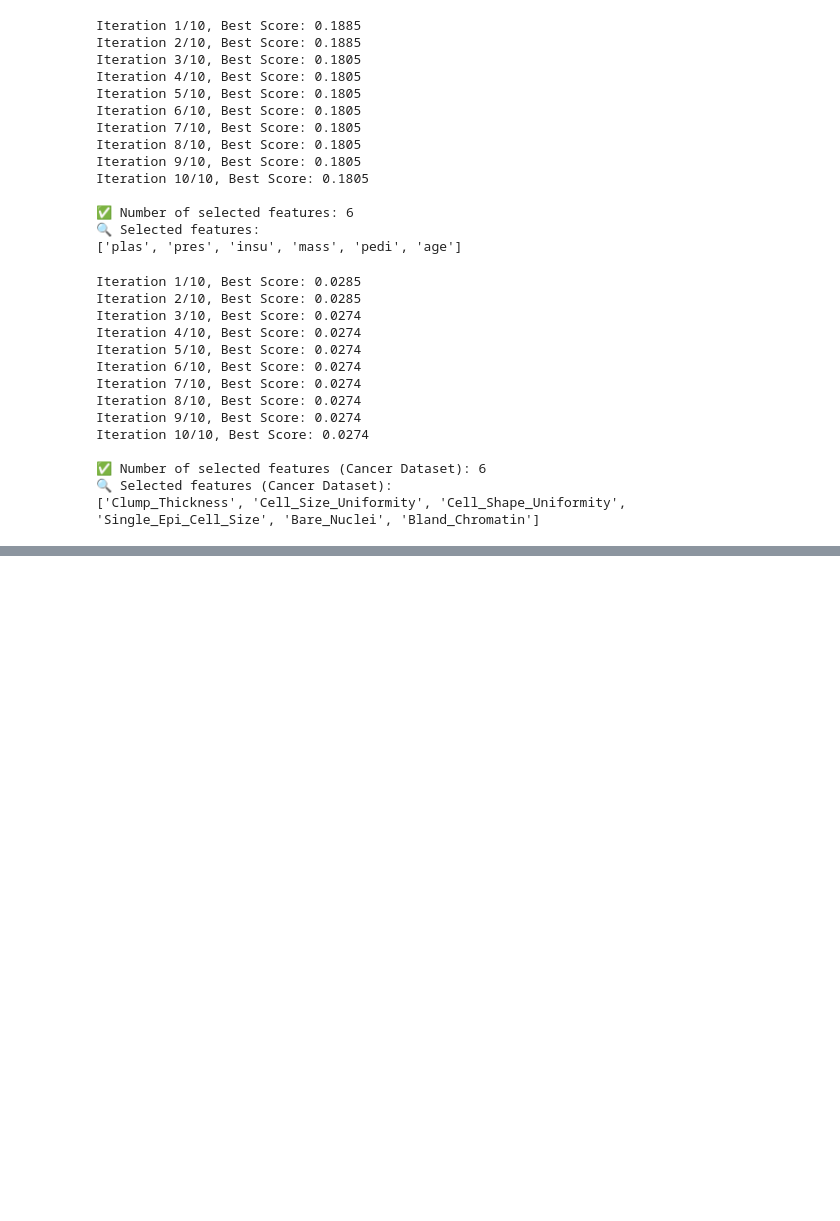
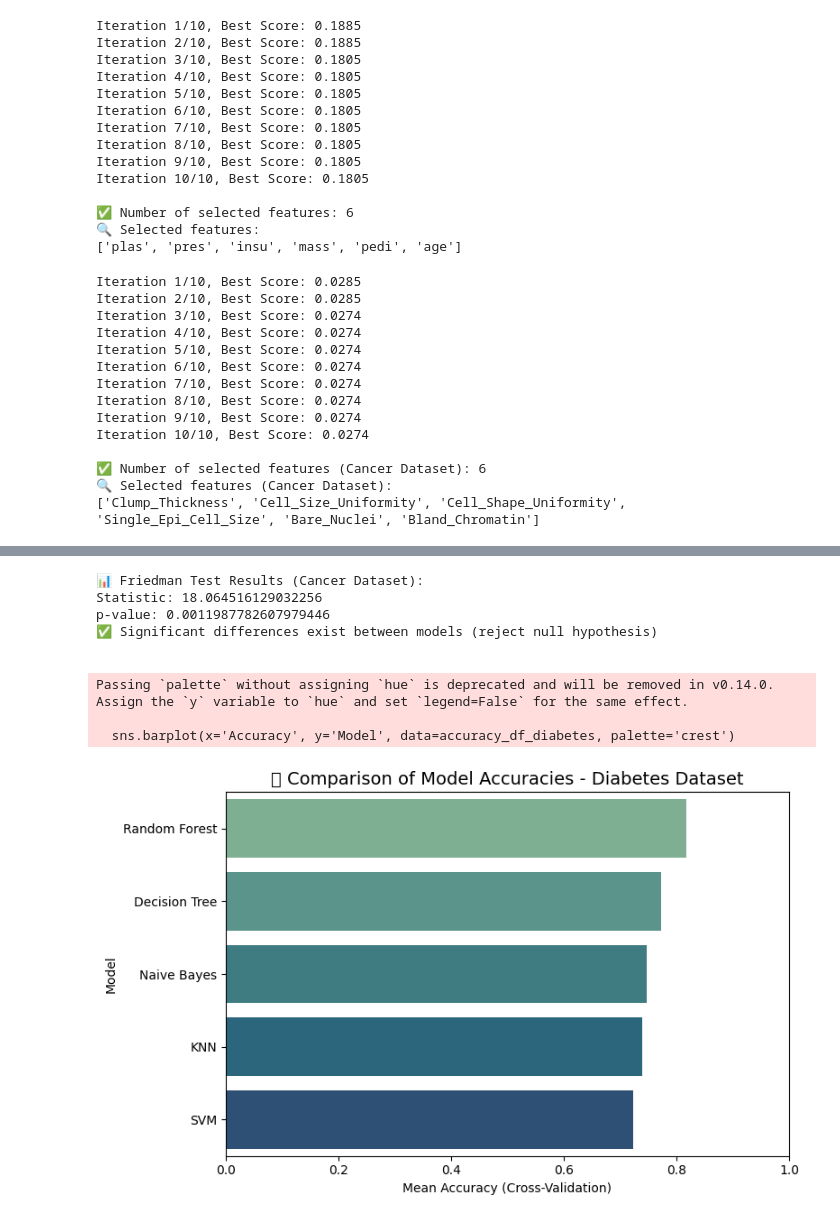
Before and after one commit to pariyaaf/ChronicDisease-PSORF-Implementation, a Jupyter notebook: pso-rf.ipynb, the cells around one changed output, grey strips where cells are left out. Saved outputs shown, nothing was run; the diff lists cells and outputs as text; code cells hidden in the pictures; blank space fills up the shorter version.

```diff
--- a/pso-rf.ipynb
+++ b/pso-rf.ipynb
@@ -240,0 +289,8 @@ Iteration 10/10, Best Score: 0.0274
+# %%
+models = {
+    "Random Forest": RandomForestClassifier(n_estimators=100, random_state=42),
+    "KNN": KNeighborsClassifier(),
+    "SVM": SVC(),
+    "Decision Tree": DecisionTreeClassifier(random_state=42),
+    "Naive Bayes": GaussianNB()
+}
@@ -240,0 +326,20 @@ Iteration 10/10, Best Score: 0.0274
+# %%
+X_selected_cancer = X_cancer_balanced.iloc[:, selected_features_mask_cancer]
+
+kf_cancer = StratifiedKFold(n_splits=5, shuffle=True, random_state=42)
+
+model_scores_cancer = {name: [] for name in models.keys()}
+
+for train_index, test_index in kf_cancer.split(X_selected_cancer, y_cancer_balanced):
+    X_train_cancer, X_test_cancer = X_selected_cancer.iloc[train_index], X_selected_cancer.iloc[test_index]
+    y_train_cancer, y_test_cancer = y_cancer_balanced[train_index], y_cancer_balanced[test_index]
+
+    for name, model in models.items():
+        model.fit(X_train_cancer, y_train_cancer)
+        y_pred_cancer = model.predict(X_test_cancer)
+        acc_cancer = accuracy_score(y_test_cancer, y_pred_cancer)
+        model_scores_cancer[name].append(acc_cancer)
+
+print("\n🎯 Average Accuracy per Model (Cancer Dataset):")
+for name, scores in model_scores_cancer.items():
+    print(f"{name}: {np.mean(scores):.4f}")
@@ -240,0 +372,38 @@ Iteration 10/10, Best Score: 0.0274
+# %%
+df_scores_cancer = pd.DataFrame(model_scores_cancer)
+
+stat_cancer, p_value_cancer = friedmanchisquare(*[df_scores_cancer[col] for col in df_scores_cancer.columns])
+
+print("\n📊 Friedman Test Results (Cancer Dataset):")
+print("Statistic:", stat_cancer)
+print("p-value:", p_value_cancer)
+
+alpha = 0.05
+if p_value_cancer < alpha:
+    print("✅ Significant differences exist between models (reject null hypothesis)")
+else:
+    print("❌ No significant differences found between models (fail to reject null hypothesis)")
+# %% [output]
+📊 Friedman Test Results (Cancer Dataset):
+Statistic: 18.064516129032256
+p-value: 0.0011987782607979446
+✅ Significant differences exist between models (reject null hypothesis)
+# %% [markdown]
+<!--  نموداری که تا الان رسم کردیم (barplot) دقیقاً نسبت اهمیت هر ویژگی انتخاب‌شده توسط PSO رو نشون می‌ده؛ یعنی مدل Random Forest یاد گرفته کدوم ویژگی‌ها بیشتر در طبقه‌بندی نقش داشتن. -->
+# %%
+avg_scores_diabetes = {model: np.mean(scores) for model, scores in model_scores.items()}
+accuracy_df_diabetes = pd.DataFrame(list(avg_scores_diabetes.items()), columns=['Model', 'Accuracy']).sort_values(by='Accuracy', ascending=False)
+
+plt.figure(figsize=(8, 5))
+sns.barplot(x='Accuracy', y='Model', data=accuracy_df_diabetes, palette='crest')
+plt.title('📊 Comparison of Model Accuracies - Diabetes Dataset', fontsize=14)
+plt.xlabel('Mean Accuracy (Cross-Validation)')
+plt.ylabel('Model')
+plt.xlim(0, 1)
+plt.tight_layout()
+plt.show()
+# %% [output]
+Passing `palette` without assigning `hue` is deprecated and will be removed in v0.14.0. Assign the `y` variable to `hue` and set `legend=False` for the same effect.
+
+  sns.barplot(x='Accuracy', y='Model', data=accuracy_df_diabetes, palette='crest')
+[figure, added]
```
Also changed, not shown: parts of 5 cells of this notebook.
